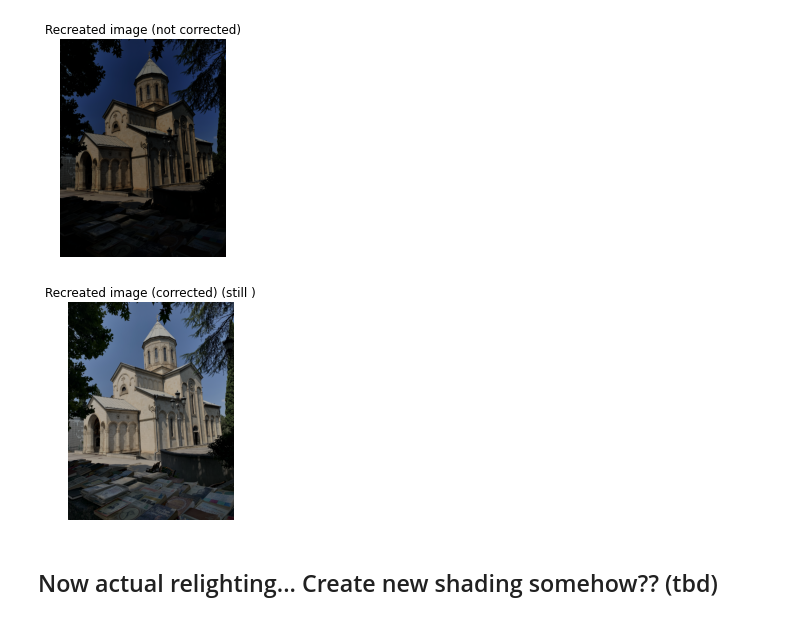
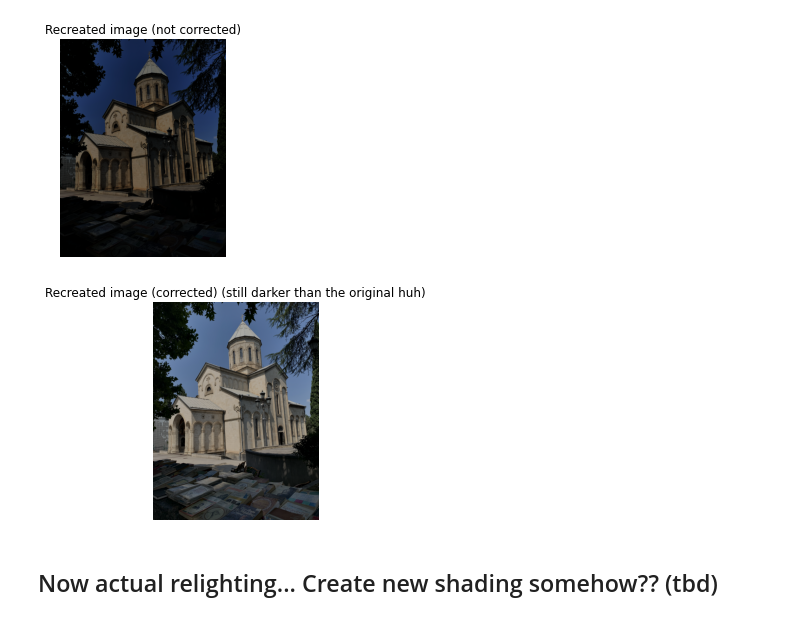
Before and after one commit to AnyaLeo/project, a Jupyter notebook: Relighting.ipynb, the cells around one changed output. Drawn from its saved outputs; the diff is of its cells as text; code cells hidden in the pictures.

```diff
--- a/Relighting.ipynb
+++ b/Relighting.ipynb
@@ -37,12 +37,12 @@ imshow(linear_recreated_img)
 # %%
 albedo_corrected = albedo ** 0.4545
 shading_corrected = shading ** 0.4545
 recreated_img = albedo_corrected * shading_corrected
 
-plt.title("Recreated image (corrected) (still )")
+plt.title("Recreated image (corrected) (still darker than the original huh)")
 imshow(recreated_img)
 # %% [output]
-[figure, old version]
+[figure, new version]
 # %% [markdown]
 ## Now actual relighting... Create new shading somehow?? (tbd)
 # %%
```
Also changed, not shown: parts of 2 cells of this notebook.
